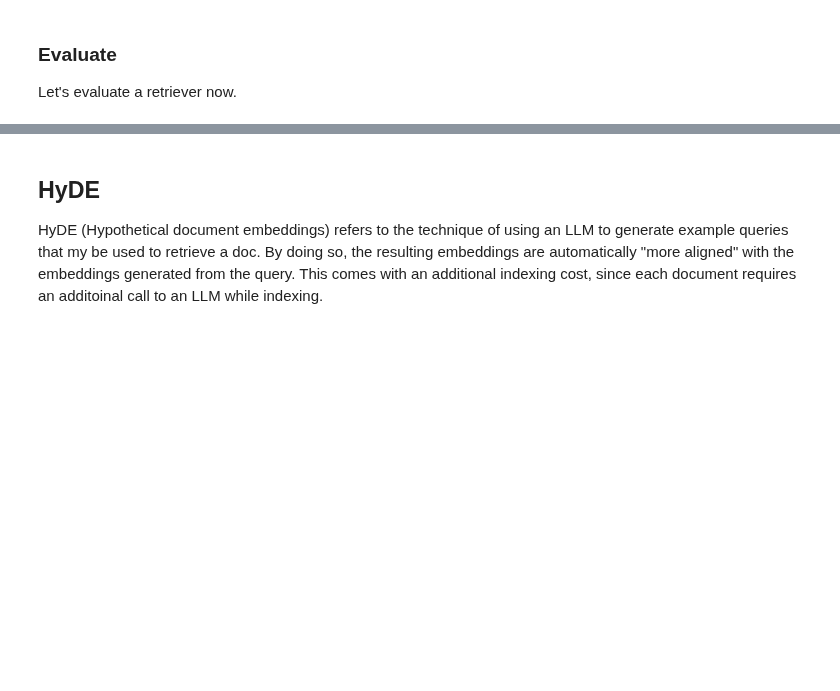
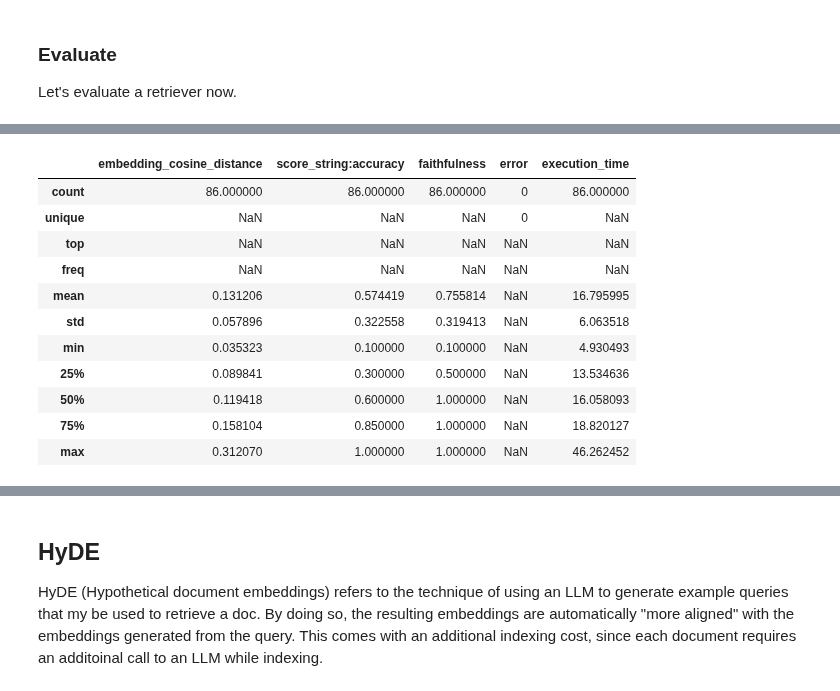
Before and after one commit to langchain-ai/langchain-benchmarks, a Jupyter notebook: docs/source/notebooks/rag.ipynb, the cells around one changed output, grey strips where cells are left out. Cells and saved outputs as stored; diff of their text form; code cells hidden in the pictures; blank space fills up the shorter version.

```diff
--- a/docs/source/notebooks/rag.ipynb
+++ b/docs/source/notebooks/rag.ipynb
@@ -74,4 +77,5 @@ retriever = retriever_factory(embeddings)
 # %%
-# Factory for creating a chain.
-chain_factory = langchain_docs.architecture_factories["chat-langchain"]
+# Factory for creating a conversational retrieval QA chain
+
+chain_factory = langchain_docs.architecture_factories["conversational-retrieval-qa"]
 # %%
@@ -104,7 +105,7 @@ client = Client()
 # %%
 test_run = client.run_on_dataset(
     dataset_name=langchain_docs.name,
-    llm_or_chain_factory=partial(chain_factory, retriever),
+    llm_or_chain_factory=partial(chain_factory, retriever, llm=llm),
     evaluation=RAG_EVALUATION,
     verbose=True,
 )
@@ -120,0 +180,7 @@ Let's try on a parent document retriever.
+# %%
+chunked_results = client.run_on_dataset(
+    dataset_name=langchain_docs.name,
+    llm_or_chain_factory=partial(chain_factory, retriever, llm=llm),
+    evaluation=RAG_EVALUATION,
+    verbose=True,
+)
@@ -120,0 +205,15 @@ Let's try on a parent document retriever.
+# %%
+chunked_results.get_aggregate_feedback()
+# %% [output]
+|  | embedding_cosine_distance | score_string:accuracy | faithfulness | error | execution_time |
+| count | 86.000000 | 86.000000 | 86.000000 | 0 | 86.000000 |
+| unique | NaN | NaN | NaN | 0 | NaN |
+| top | NaN | NaN | NaN | NaN | NaN |
+| freq | NaN | NaN | NaN | NaN | NaN |
+| mean | 0.131206 | 0.574419 | 0.755814 | NaN | 16.795995 |
+| std | 0.057896 | 0.322558 | 0.319413 | NaN | 6.063518 |
+| min | 0.035323 | 0.100000 | 0.100000 | NaN | 4.930493 |
+| 25% | 0.089841 | 0.300000 | 0.500000 | NaN | 13.534636 |
+| 50% | 0.119418 | 0.600000 | 1.000000 | NaN | 16.058093 |
+| 75% | 0.158104 | 0.850000 | 1.000000 | NaN | 18.820127 |
+| max | 0.312070 | 1.000000 | 1.000000 | NaN | 46.262452 |
```
Also changed, not shown: parts of 40 cells of this notebook, 8 other files.
